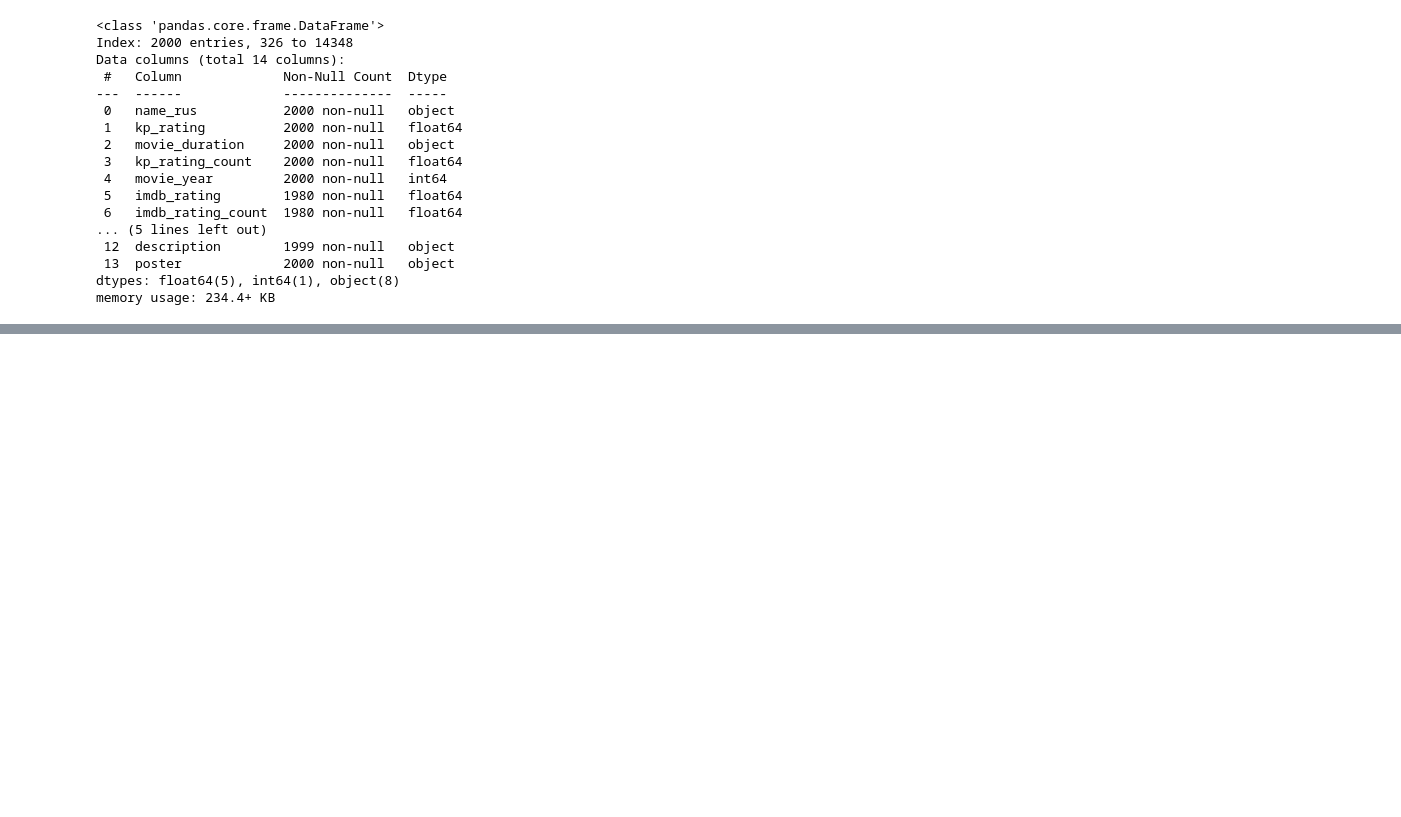
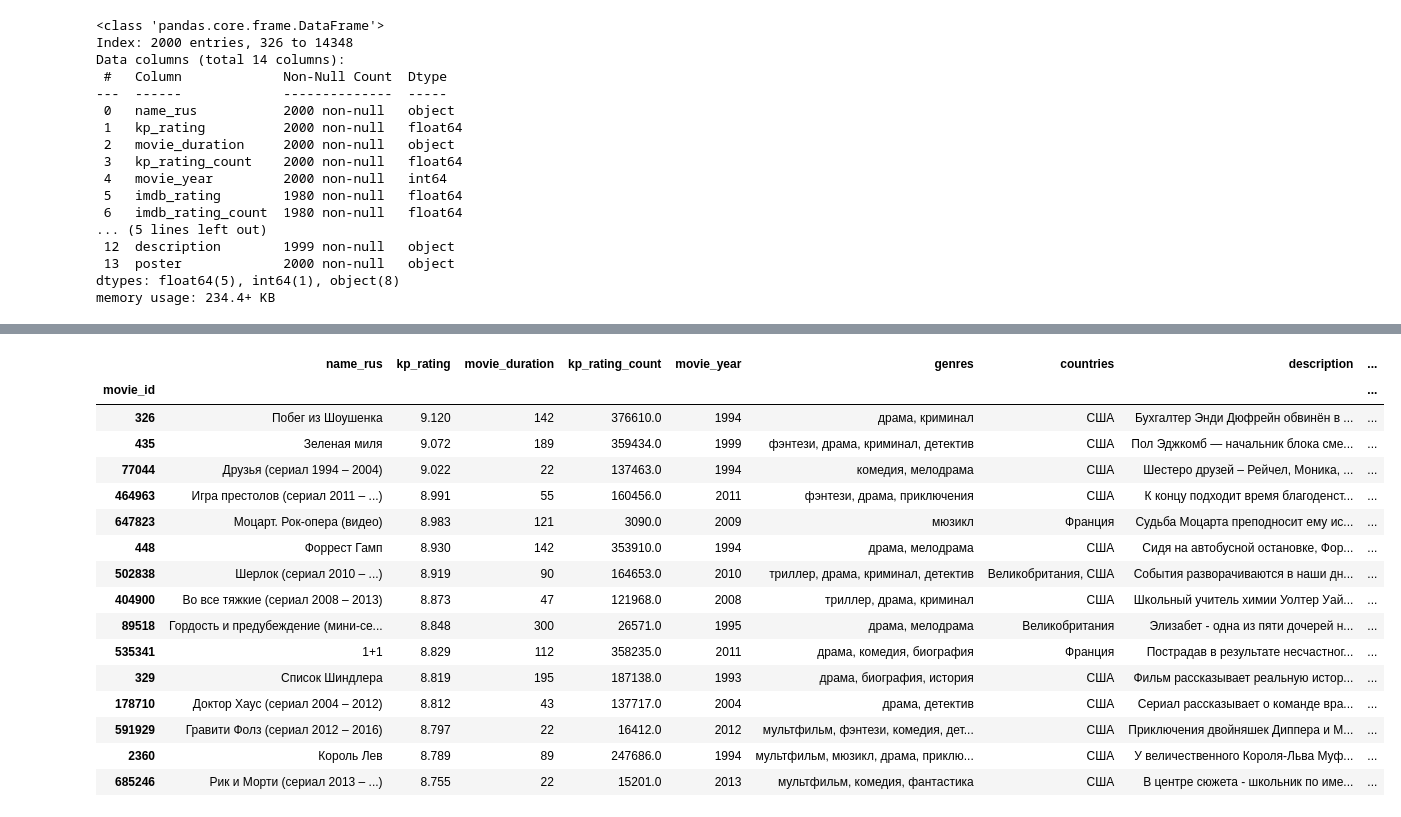
Before and after one commit to dann1erel/movie_rec_system, a Jupyter notebook: services/data_processing.ipynb, the cells around one changed output, grey strips where cells are left out. Saved outputs shown, nothing was run; the diff lists cells and outputs as text; code cells hidden in the pictures; blank space fills up the shorter version.

Commit message:
finally create movies dataset with descriptions and posters

```diff
--- a/services/data_processing.ipynb
+++ b/services/data_processing.ipynb
@@ -251,0 +258,3 @@ memory usage: 234.4+ KB
+# %%
+kp_all_data.loc[308906, 'description'] = '«Это плохо для тебя» — 19-й альбом, а также 14-й и последний специальный стендап-комедийный сериал HBO стендап-комика Джорджа Карлина. Его транслировали в прямом эфире 1 марта 2008 года на канале HBO, менее чем за четыре месяца до его смерти.'
+kp_all_data.loc[308906]
@@ -251,0 +277,21 @@ memory usage: 234.4+ KB
+# %%
+kp_all_data = kp_all_data.drop(['budget', 'critics_rating', 'name_eng', 'imdb_rating', 'imdb_rating_count'], axis=1)
+kp_all_data.head(15)
+# %% [output]
+|  | name_rus | kp_rating | movie_duration | kp_rating_count | movie_year | genres | countries | description | ... |
+| movie_id |  |  |  |  |  |  |  |  | ... |
+| 326 | Побег из Шоушенка | 9.120 | 142 | 376610.0 | 1994 | драма, криминал | США | Бухгалтер Энди Дюфрейн обвинён в ... | ... |
+| 435 | Зеленая миля | 9.072 | 189 | 359434.0 | 1999 | фэнтези, драма, криминал, детектив | США | Пол Эджкомб — начальник блока сме... | ... |
+| 77044 | Друзья (сериал 1994 – 2004) | 9.022 | 22 | 137463.0 | 1994 | комедия, мелодрама | США | Шестеро друзей – Рейчел, Моника, ... | ... |
+| 464963 | Игра престолов (сериал 2011 – ...) | 8.991 | 55 | 160456.0 | 2011 | фэнтези, драма, приключения | США | К концу подходит время благоденст... | ... |
+| 647823 | Моцарт. Рок-опера (видео) | 8.983 | 121 | 3090.0 | 2009 | мюзикл | Франция | Судьба Моцарта преподносит ему ис... | ... |
+| 448 | Форрест Гамп | 8.930 | 142 | 353910.0 | 1994 | драма, мелодрама | США | Сидя на автобусной остановке, Фор... | ... |
+| 502838 | Шерлок (сериал 2010 – ...) | 8.919 | 90 | 164653.0 | 2010 | триллер, драма, криминал, детектив | Великобритания, США | События разворачиваются в наши дн... | ... |
+| 404900 | Во все тяжкие (сериал 2008 – 2013) | 8.873 | 47 | 121968.0 | 2008 | триллер, драма, криминал | США | Школьный учитель химии Уолтер Уай... | ... |
+| 89518 | Гордость и предубеждение (мини-се... | 8.848 | 300 | 26571.0 | 1995 | драма, мелодрама | Великобритания | Элизабет - одна из пяти дочерей н... | ... |
+| 535341 | 1+1 | 8.829 | 112 | 358235.0 | 2011 | драма, комедия, биография | Франция | Пострадав в результате несчастног... | ... |
+| 329 | Список Шиндлера | 8.819 | 195 | 187138.0 | 1993 | драма, биография, история | США | Фильм рассказывает реальную истор... | ... |
+| 178710 | Доктор Хаус (сериал 2004 – 2012) | 8.812 | 43 | 137717.0 | 2004 | драма, детектив | США | Сериал рассказывает о команде вра... | ... |
+| 591929 | Гравити Фолз (сериал 2012 – 2016) | 8.797 | 22 | 16412.0 | 2012 | мультфильм, фэнтези, комедия, дет... | США | Приключения двойняшек Диппера и М... | ... |
+| 2360 | Король Лев | 8.789 | 89 | 247686.0 | 1994 | мультфильм, мюзикл, драма, приклю... | США | У величественного Короля-Льва Муф... | ... |
+| 685246 | Рик и Морти (сериал 2013 – ...) | 8.755 | 22 | 15201.0 | 2013 | мультфильм, комедия, фантастика | США | В центре сюжета - школьник по име... | ... |
```
Also changed, not shown: parts of 4 cells of this notebook, 4 other files.
